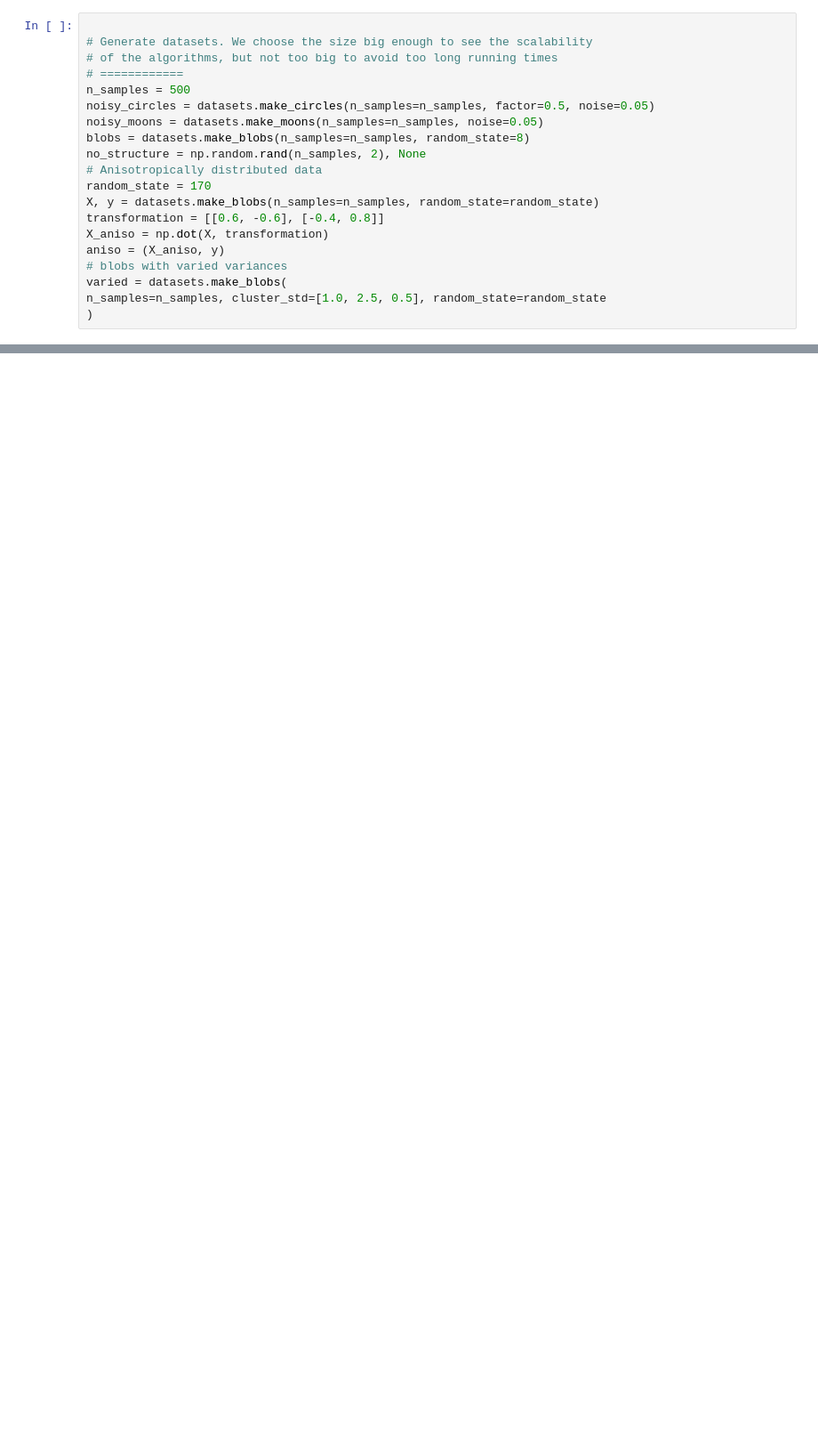
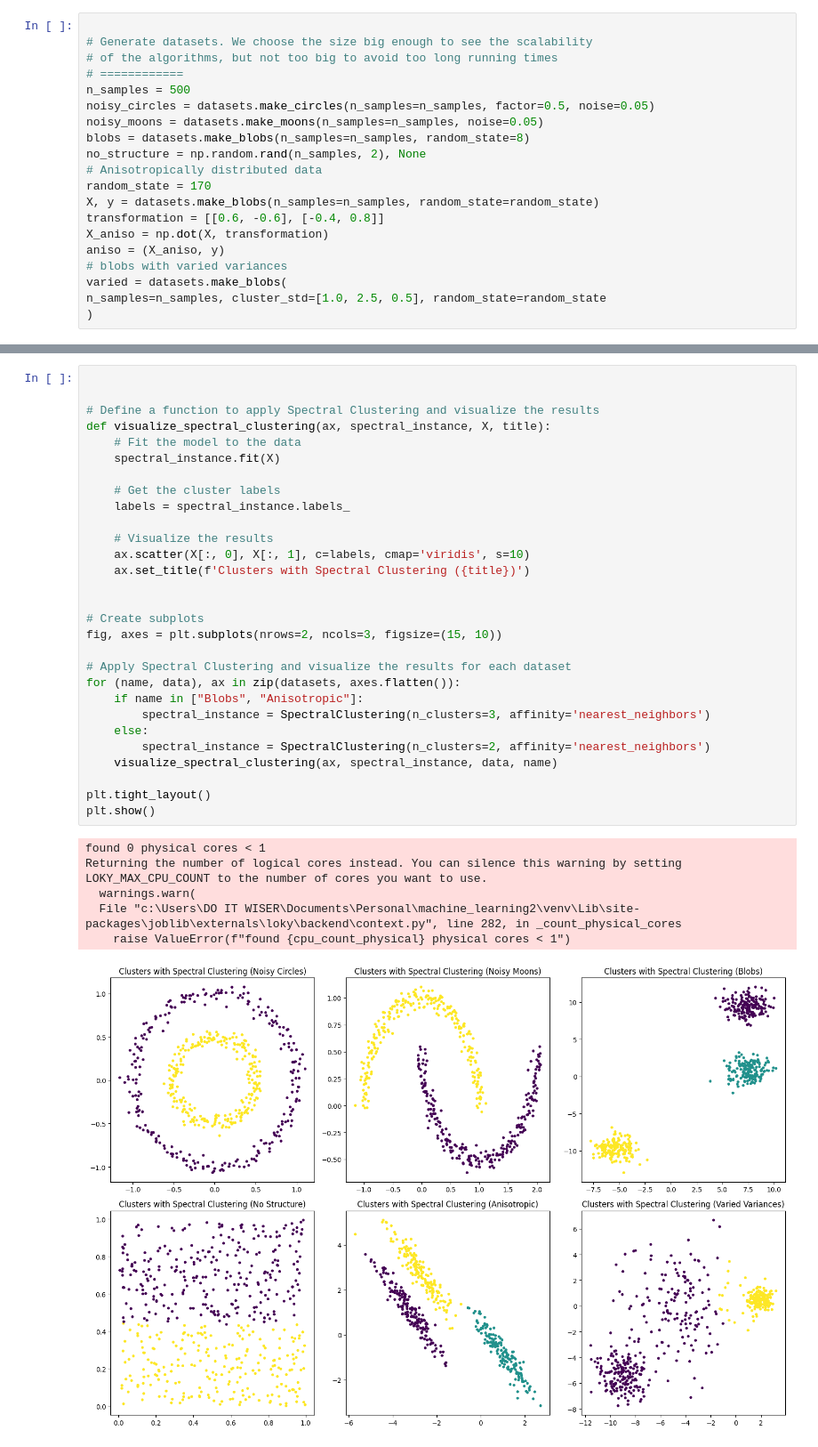
Before and after one commit to emarevalog/machine_learning_2, a Jupyter notebook: Task/Task_1/lab2.ipynb, the cells around one changed output, grey strips where cells are left out. Shown at 89% size. Drawn from its saved outputs; the diff is of its cells as text; blank space fills up the shorter version.

```diff
--- a/Task/Task_1/lab2.ipynb
+++ b/Task/Task_1/lab2.ipynb
@@ -130,0 +246,36 @@ plt.show()
+# %%
+
+
+# Define a function to apply Spectral Clustering and visualize the results
+def visualize_spectral_clustering(ax, spectral_instance, X, title):
+    # Fit the model to the data
+    spectral_instance.fit(X)
+
+    # Get the cluster labels
+    labels = spectral_instance.labels_
+
+    # Visualize the results
+    ax.scatter(X[:, 0], X[:, 1], c=labels, cmap='viridis', s=10)
+    ax.set_title(f'Clusters with Spectral Clustering ({title})')
+
+
+# Create subplots
+fig, axes = plt.subplots(nrows=2, ncols=3, figsize=(15, 10))
+
+# Apply Spectral Clustering and visualize the results for each dataset
+for (name, data), ax in zip(datasets, axes.flatten()):
+    if name in ["Blobs", "Anisotropic"]:
+        spectral_instance = SpectralClustering(n_clusters=3, affinity='nearest_neighbors')
+    else:
+        spectral_instance = SpectralClustering(n_clusters=2, affinity='nearest_neighbors')
+    visualize_spectral_clustering(ax, spectral_instance, data, name)
+
+plt.tight_layout()
+plt.show()
+# %% [output]
+found 0 physical cores < 1
+Returning the number of logical cores instead. You can silence this warning by setting LOKY_MAX_CPU_COUNT to the number of cores you want to use.
+  warnings.warn(
+  File "c:\Users\DO IT WISER\Documents\Personal\machine_learning2\venv\Lib\site-packages\joblib\externals\loky\backend\context.py", line 282, in _count_physical_cores
+    raise ValueError(f"found {cpu_count_physical} physical cores < 1")
+[figure, added]
```
Also changed, not shown: parts of 14 cells of this notebook.
